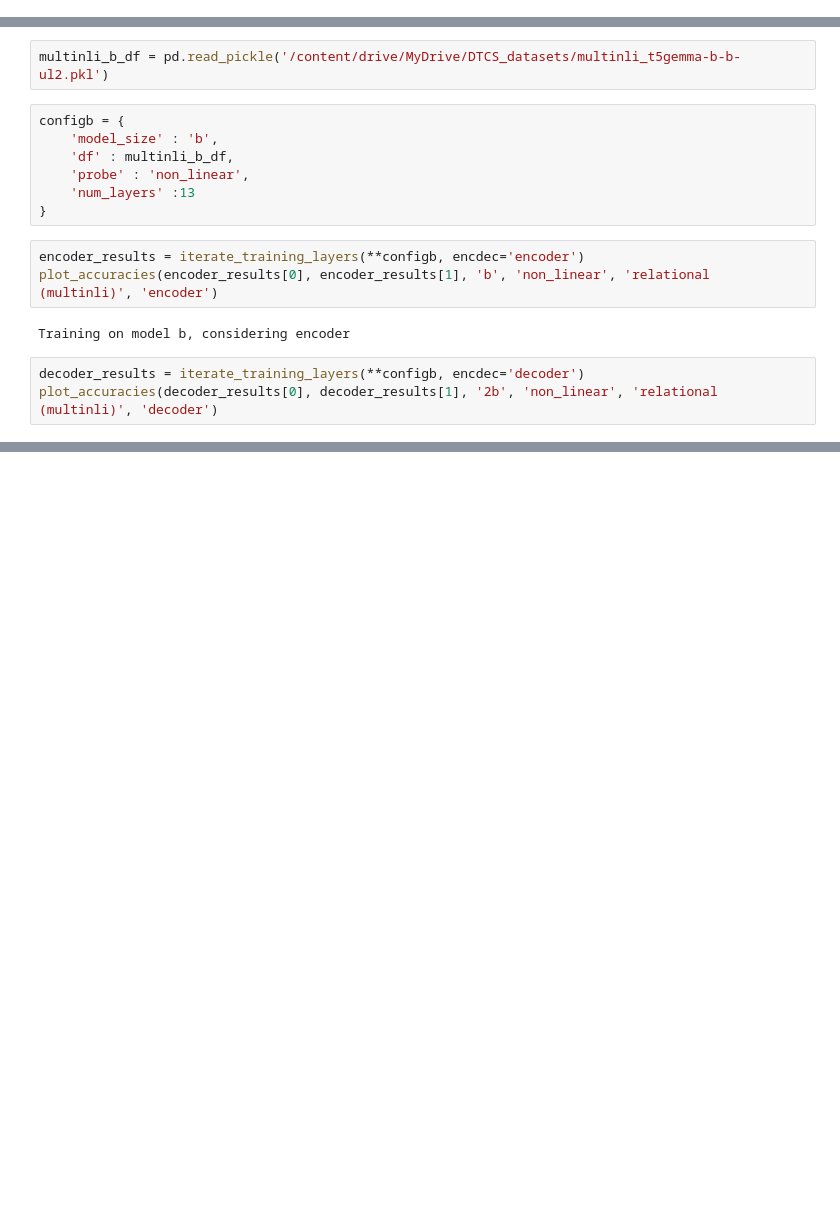
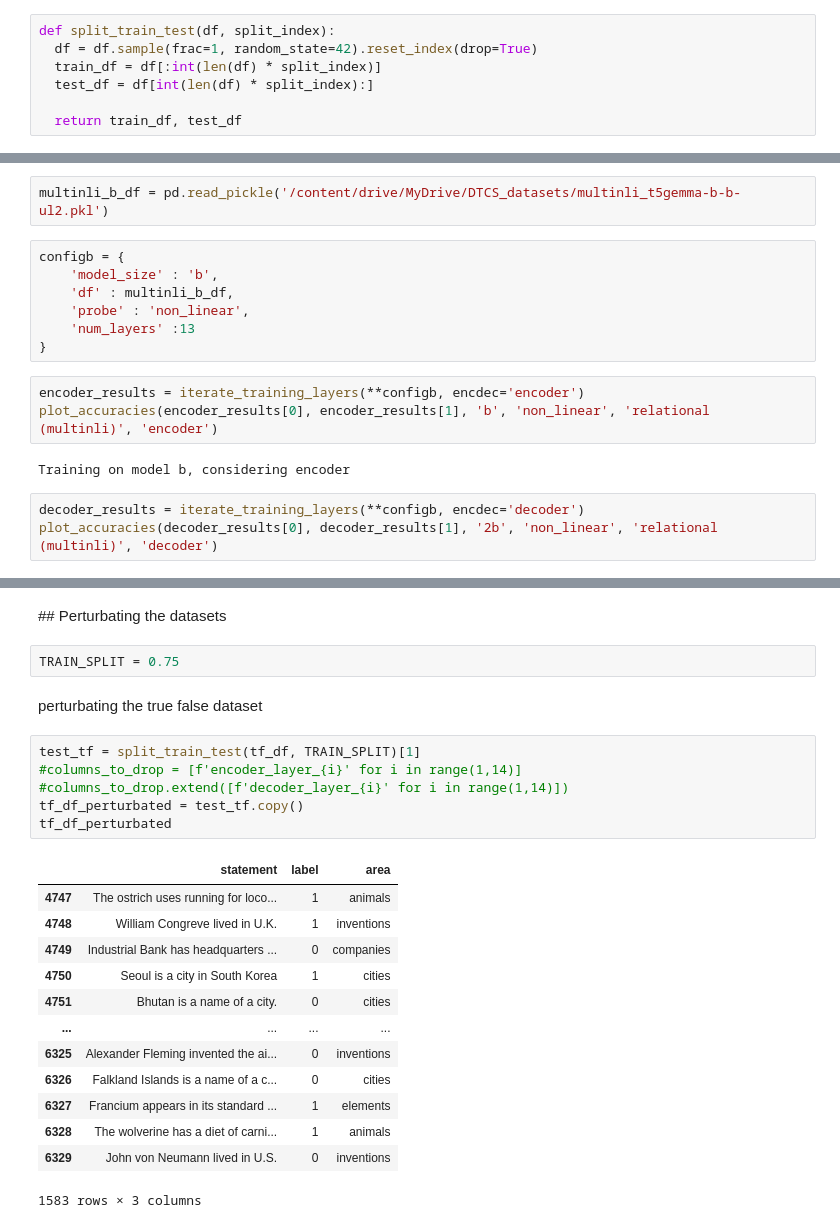
Before and after one commit to rrossierba/digital-transformation-computer-security, a Jupyter notebook: probe_t5.ipynb, the cells around one changed output, grey strips where cells are left out. Cells and saved outputs as stored; diff of their text form; blank space fills up the shorter version.

```diff
--- a/probe_t5.ipynb
+++ b/probe_t5.ipynb
@@ -1344,6 +1301,13 @@ def plot_accuracies(train_accuracy, test_accuracy, model, probe, knowledge, encd
   plt.grid(True)
   plt.legend()
   plt.show()
+# %%
+def split_train_test(df, split_index):
+  df = df.sample(frac=1, random_state=42).reset_index(drop=True)
+  train_df = df[:int(len(df) * split_index)]
+  test_df = df[int(len(df) * split_index):]
+
+  return train_df, test_df
 # %% [markdown]
 ## Factual knowledge
 # %% [markdown]
@@ -1507,0 +1513,26 @@ plot_accuracies(decoder_results[0], decoder_results[1], '2b', 'non_linear', 'rel
+# %% [markdown]
+## Perturbating the datasets
+# %%
+TRAIN_SPLIT = 0.75
+# %% [markdown]
+perturbating the true false dataset
+# %%
+test_tf = split_train_test(tf_df, TRAIN_SPLIT)[1]
+#columns_to_drop = [f'encoder_layer_{i}' for i in range(1,14)]
+#columns_to_drop.extend([f'decoder_layer_{i}' for i in range(1,14)])
+tf_df_perturbated = test_tf.copy()
+tf_df_perturbated
+# %% [output]
+|  | statement | label | area |
+| 4747 | The ostrich uses running for loco... | 1 | animals |
+| 4748 | William Congreve lived in U.K. | 1 | inventions |
+| 4749 | Industrial Bank has headquarters ... | 0 | companies |
+| 4750 | Seoul is a city in South Korea | 1 | cities |
+| 4751 | Bhutan is a name of a city. | 0 | cities |
+| ... | ... | ... | ... |
+| 6325 | Alexander Fleming invented the ai... | 0 | inventions |
+| 6326 | Falkland Islands is a name of a c... | 0 | cities |
+| 6327 | Francium appears in its standard ... | 1 | elements |
+| 6328 | The wolverine has a diet of carni... | 1 | animals |
+| 6329 | John von Neumann lived in U.S. | 0 | inventions |
+1583 rows × 3 columns
```
Also changed, not shown: parts of 29 cells of this notebook.
